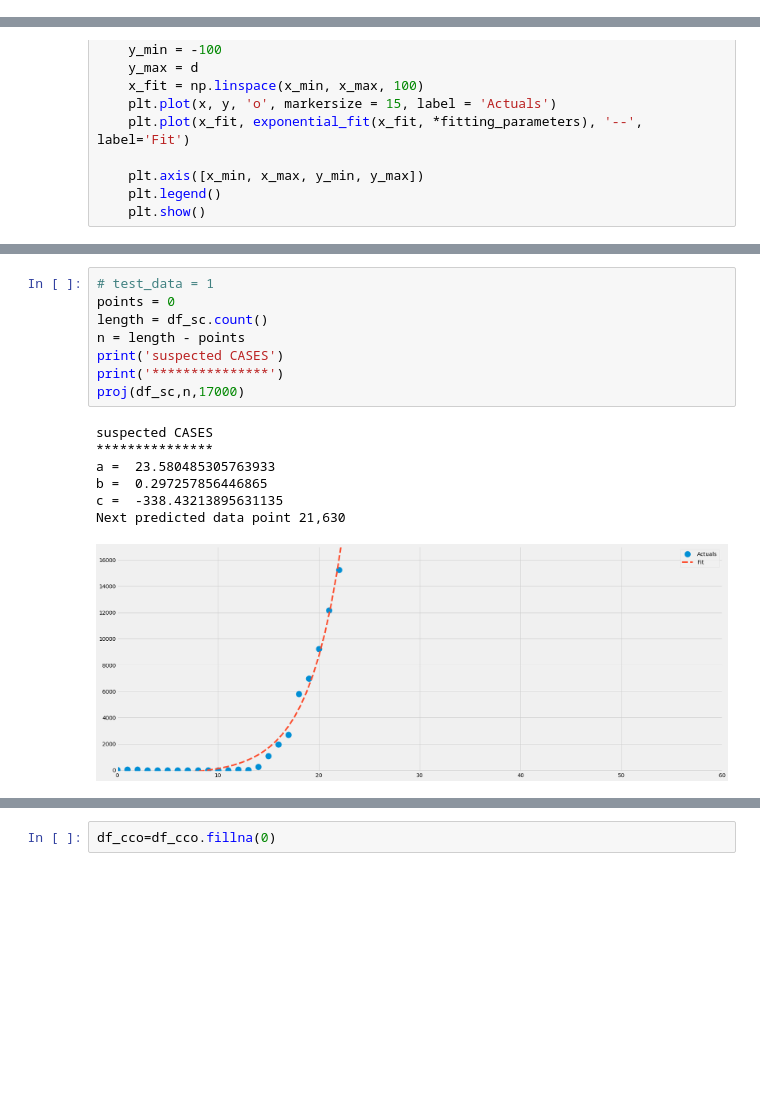
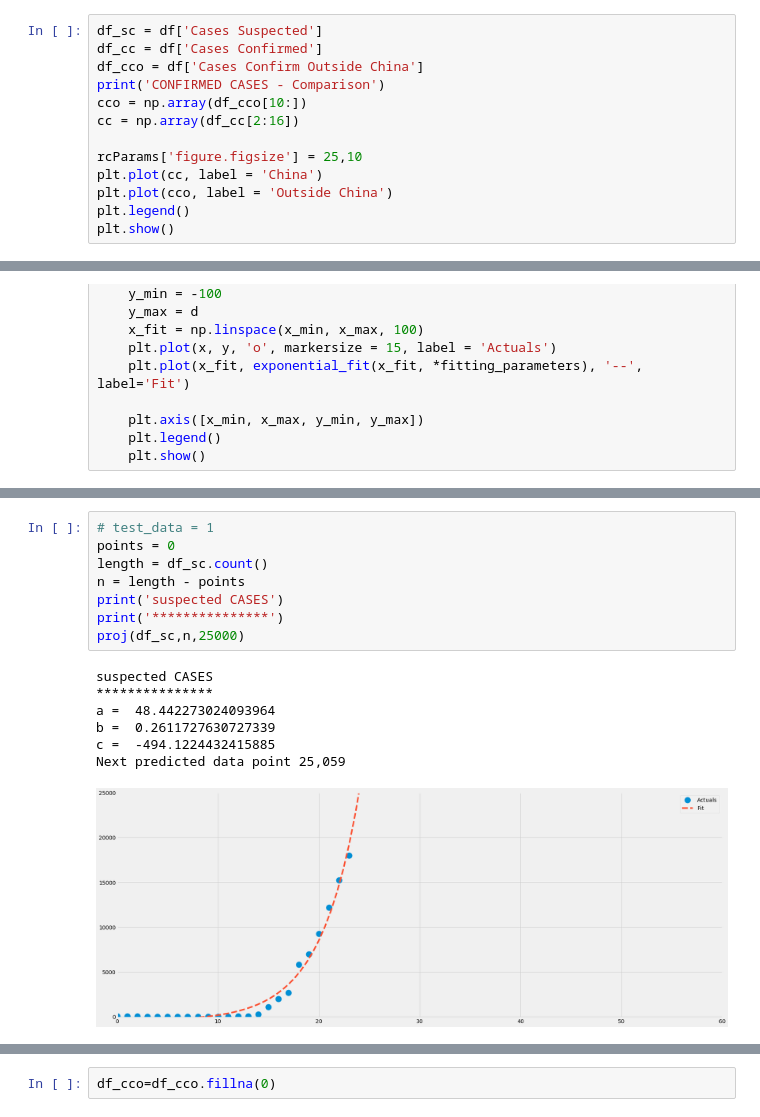
Before and after one commit to smtexas99/ncov19, a Jupyter notebook: ncov2019.ipynb, the cells around one changed output, grey strips where cells are left out. Drawn from its saved outputs; the diff is of its cells as text; blank space fills up the shorter version.

```diff
--- a/ncov2019.ipynb
+++ b/ncov2019.ipynb
@@ -83,0 +75,13 @@ CONFIRMED CASES in China
+# %%
+df_sc = df['Cases Suspected']
+df_cc = df['Cases Confirmed']
+df_cco = df['Cases Confirm Outside China']
+print('CONFIRMED CASES - Comparison')
+cco = np.array(df_cco[10:])
+cc = np.array(df_cc[2:16])
+
+rcParams['figure.figsize'] = 25,10
+plt.plot(cc, label = 'China')
+plt.plot(cco, label = 'Outside China')
+plt.legend()
+plt.show()
@@ -147,19 +154,19 @@ Next predicted data point 21,630
 # %%
 # test_data = 1
 points = 0
 length = df_sc.count()
 n = length - points
 print('suspected CASES')
 print('***************')
-proj(df_sc,n,17000)
+proj(df_sc,n,25000)
 # %% [output]
 suspected CASES
 ***************
-a =  23.580485305763933
-b =  0.297257856446865
-c =  -338.43213895631135
-Next predicted data point 21,630
+a =  48.442273024093964
+b =  0.2611727630727339
+c =  -494.1224432415885
+Next predicted data point 25,059
-[figure, old version]
+[figure, new version]
 # %%
 # test_data = 1
 points = 0
```
Also changed, not shown: parts of 16 cells of this notebook.
